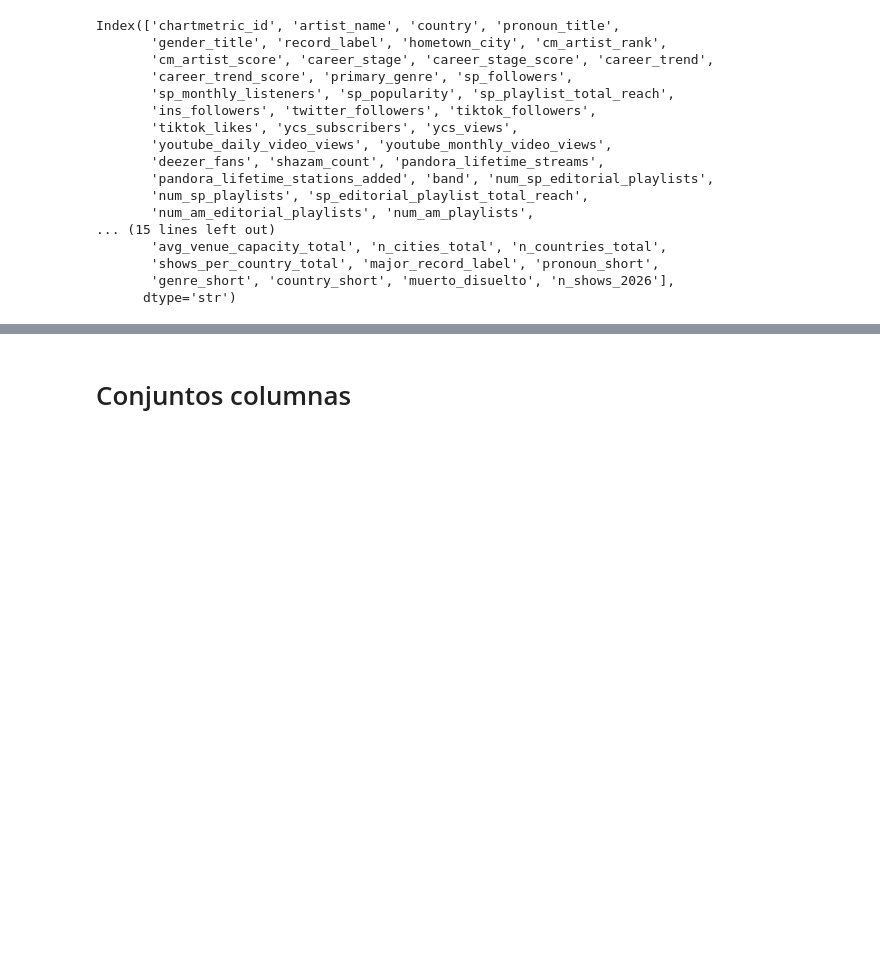
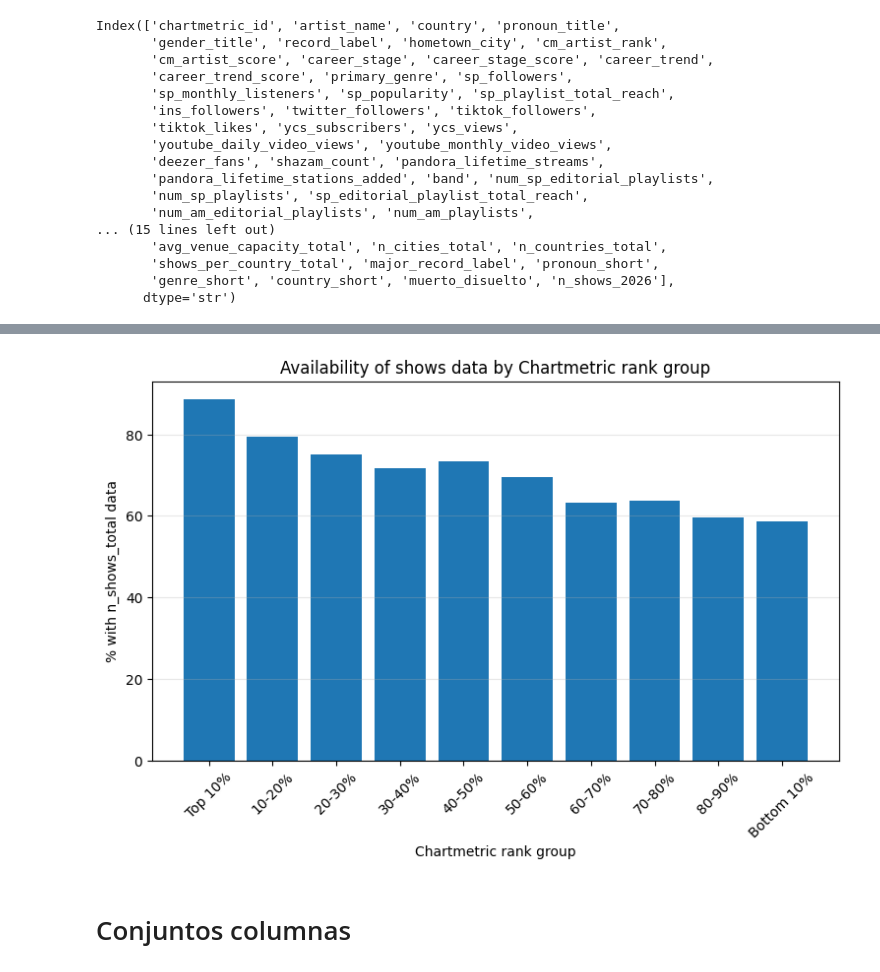
Before and after one commit to SilvanaBContreras/come_together_industria_de_la_musica, a Jupyter notebook: chartmetric_EDA1.ipynb, the cells around one changed output, grey strips where cells are left out. Cells and saved outputs as stored; diff of their text form; code cells hidden in the pictures; blank space fills up the shorter version.

```diff
--- a/chartmetric_EDA1.ipynb
+++ b/chartmetric_EDA1.ipynb
@@ -2397,0 +2458,14 @@ Index(['chartmetric_id', 'artist_name', 'country', 'pronoun_title',
+# %%
+import numpy as np
+import pandas as pd
+import matplotlib.pyplot as plt
+
+# ============================================================
+# Relación entre rank y presencia de datos en n_shows_total
+# ============================================================
+
+df_rank_live = df[df["cm_artist_rank"] <= 100000].copy()
+
+df_rank_live["has_n_shows_total"] = df_rank_live["n_shows_total"].notna()
+
+df_rank_live["has_n_shows_total"].value_counts(dropna=False)
@@ -2398,3 +2540,24 @@ Index(['chartmetric_id', 'artist_name', 'country', 'pronoun_title',
+# %%
+# ============================================================
+# Porcentaje de artistas con dato de shows por tramo de rank
+# ============================================================
+
+plt.figure(figsize=(9, 5))
+
+plt.bar(
+    rank_data_summary["rank_group"],
+    rank_data_summary["pct_with_shows_data"]
+)
+
+plt.xlabel("Chartmetric rank group")
+plt.ylabel("% with n_shows_total data")
+plt.title("Availability of shows data by Chartmetric rank group")
+
+plt.xticks(rotation=45)
+plt.grid(axis="y", alpha=0.3)
+plt.show()
+# %% [output]
+[figure, added]
 # %% [markdown]
 # Conjuntos columnas
 # %%
```
Also changed, not shown: parts of 9 cells of this notebook.
